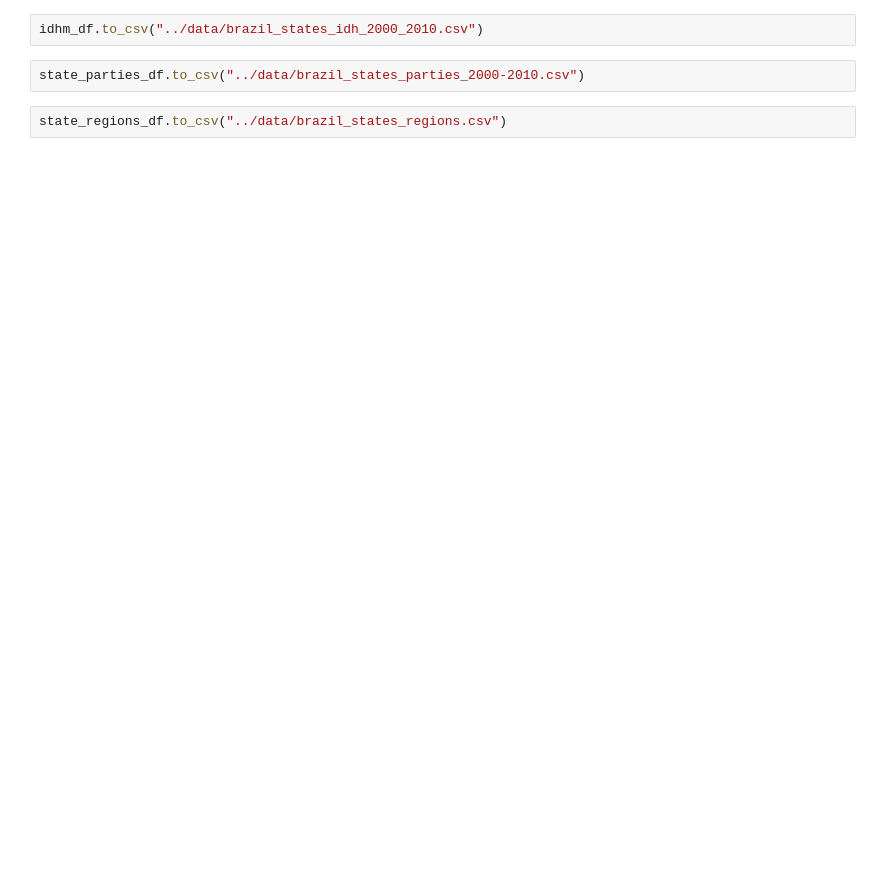
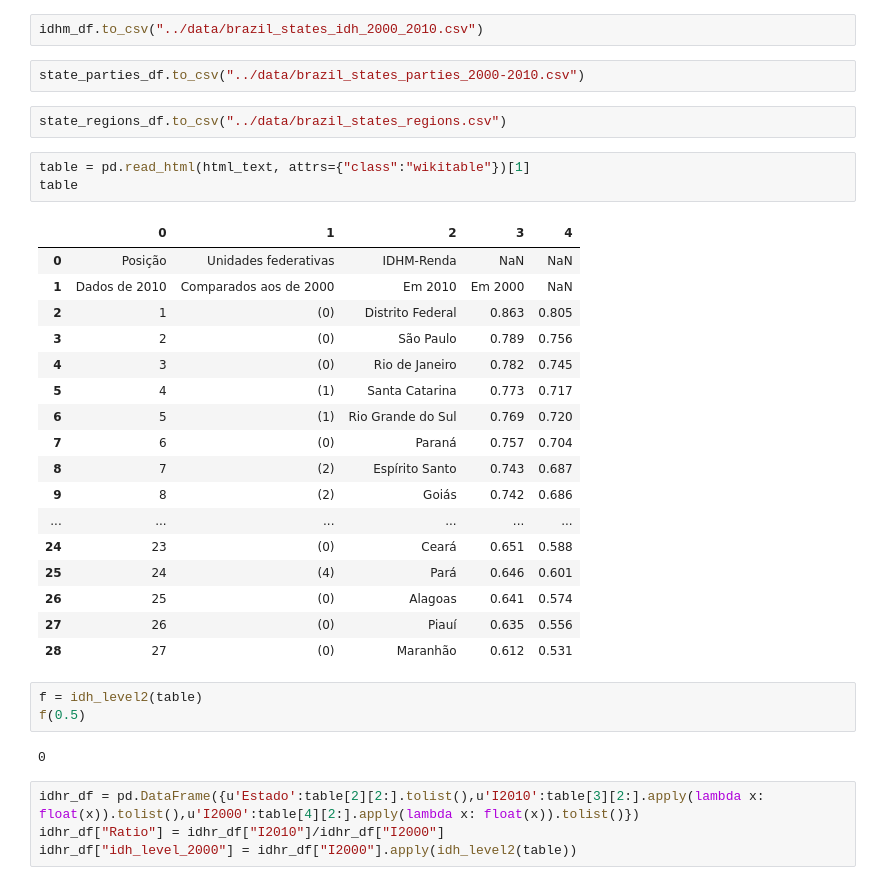
Before and after one commit to xboard/xboard.github.io, a Jupyter notebook: ipynb/PreProcess IDH Data.ipynb, the cells around one changed output. Drawn from its saved outputs; the diff is of its cells as text; blank space fills up the shorter version.

```diff
--- a/ipynb/PreProcess IDH Data.ipynb
+++ b/ipynb/PreProcess IDH Data.ipynb
@@ -145,3 +146,33 @@ idhm_df.to_csv("../data/brazil_states_idh_2000_2010.csv")
 state_parties_df.to_csv("../data/brazil_states_parties_2000-2010.csv")
 # %%
 state_regions_df.to_csv("../data/brazil_states_regions.csv")
+# %%
+table = pd.read_html(html_text, attrs={"class":"wikitable"})[1]
+table
+# %% [output]
+|  | 0 | 1 | 2 | 3 | 4 |
+| 0 | Posição | Unidades federativas | IDHM-Renda | NaN | NaN |
+| 1 | Dados de 2010 | Comparados aos de 2000 | Em 2010 | Em 2000 | NaN |
+| 2 | 1 | (0) | Distrito Federal | 0.863 | 0.805 |
+| 3 | 2 | (0) | São Paulo | 0.789 | 0.756 |
+| 4 | 3 | (0) | Rio de Janeiro | 0.782 | 0.745 |
+| 5 | 4 | (1) | Santa Catarina | 0.773 | 0.717 |
+| 6 | 5 | (1) | Rio Grande do Sul | 0.769 | 0.720 |
+| 7 | 6 | (0) | Paraná | 0.757 | 0.704 |
+| 8 | 7 | (2) | Espírito Santo | 0.743 | 0.687 |
+| 9 | 8 | (2) | Goiás | 0.742 | 0.686 |
+| ... | ... | ... | ... | ... | ... |
+| 24 | 23 | (0) | Ceará | 0.651 | 0.588 |
+| 25 | 24 | (4) | Pará | 0.646 | 0.601 |
+| 26 | 25 | (0) | Alagoas | 0.641 | 0.574 |
+| 27 | 26 | (0) | Piauí | 0.635 | 0.556 |
+| 28 | 27 | (0) | Maranhão | 0.612 | 0.531 |
+# %%
+f = idh_level2(table)
+f(0.5)
+# %% [output]
+0
+# %%
+idhr_df = pd.DataFrame({u'Estado':table[2][2:].tolist(),u'I2010':table[3][2:].apply(lambda x: float(x)).tolist(),u'I2000':table[4][2:].apply(lambda x: float(x)).tolist()})
+idhr_df["Ratio"] = idhr_df["I2010"]/idhr_df["I2000"]
+idhr_df["idh_level_2000"] = idhr_df["I2000"].apply(idh_level2(table))
```
Also changed, not shown: parts of 9 cells of this notebook, 3 other files.
